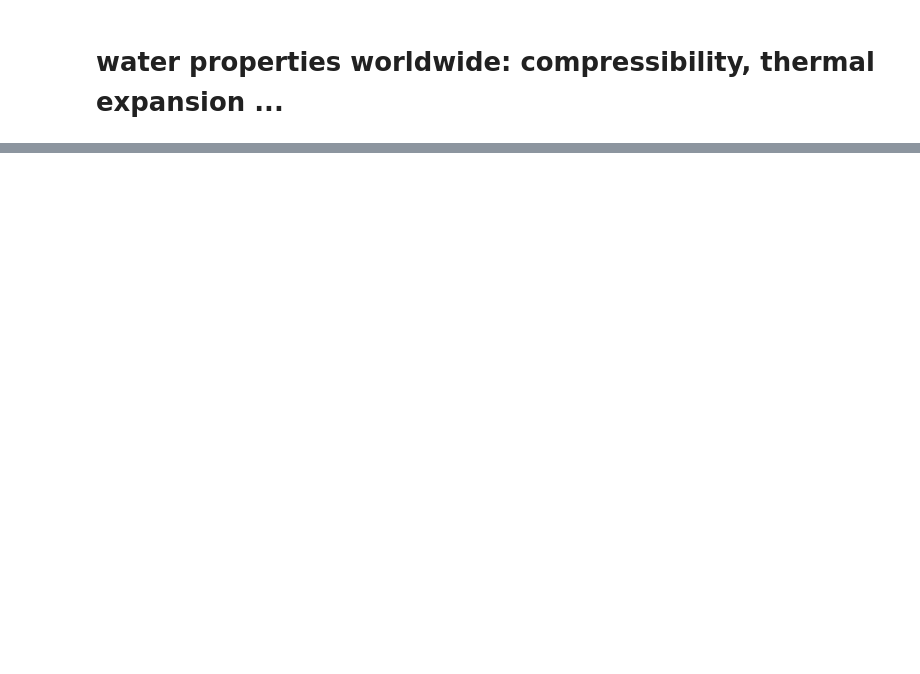
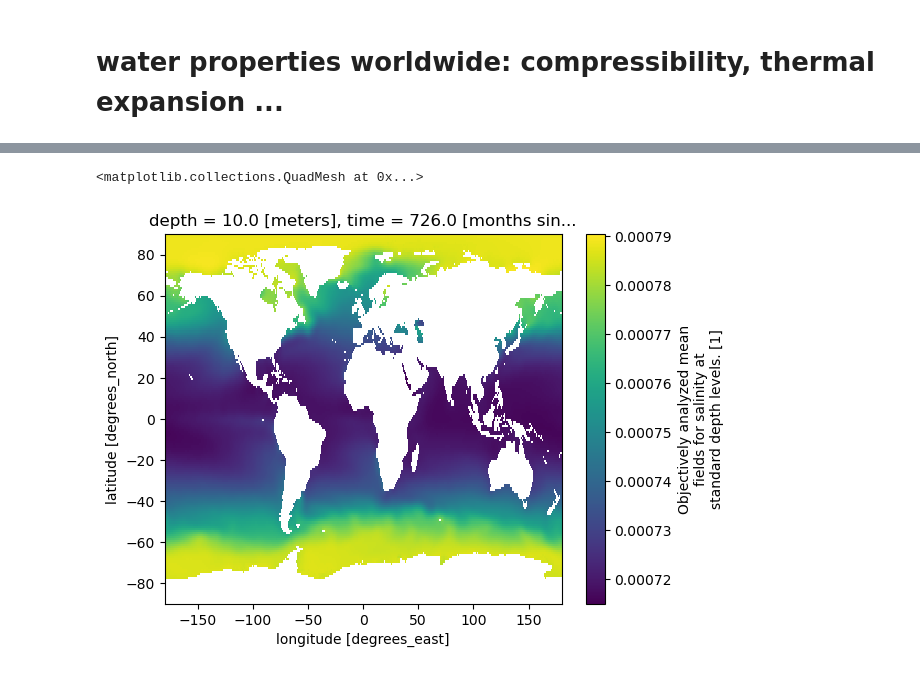
Before and after one commit to apatlpo/cognac, a Jupyter notebook: float_simulations/ocean_water_properties.ipynb, the cells around one changed output, grey strips where cells are left out. Saved outputs shown, nothing was run; the diff lists cells and outputs as text; code cells hidden in the pictures; blank space fills up the shorter version.

```diff
--- a/float_simulations/ocean_water_properties.ipynb
+++ b/float_simulations/ocean_water_properties.ipynb
@@ -52,0 +85,5 @@ kappa.sel(depth=10).plot()
+# %%
+ds.beta.sel(depth=10).plot()
+# %% [output]
+<matplotlib.collections.QuadMesh at 0x...>
+[figure, added]
```
Also changed, not shown: parts of 9 cells of this notebook.
